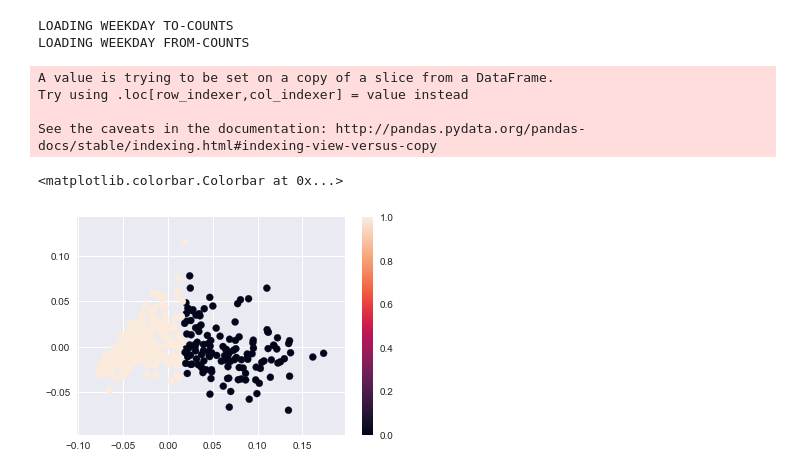
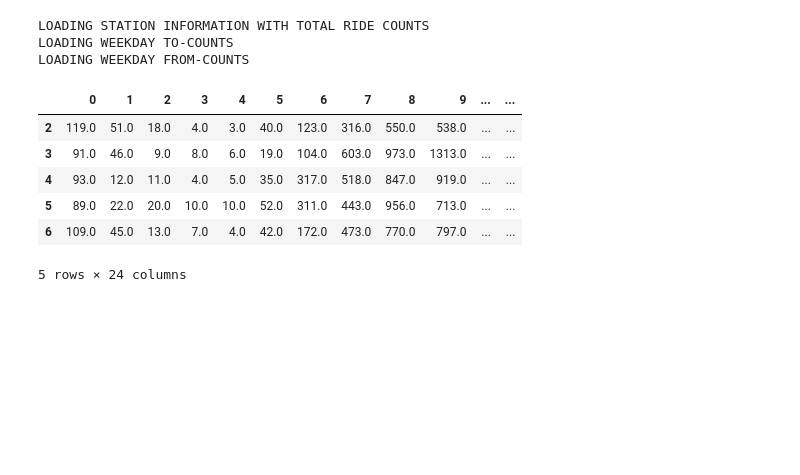
Before and after one commit to dashdotrobot/divvy-data, a Jupyter notebook: hourly_counts.ipynb, the cells around one changed output. Saved outputs shown, nothing was run; the diff lists cells and outputs as text; code cells hidden in the pictures; blank space fills up the shorter version.

```diff
--- a/hourly_counts.ipynb
+++ b/hourly_counts.ipynb
@@ -83,8 +102,14 @@ if False:
 
     df.pivot(index='to_station_id', columns='hour', values='count_trip_id')
 # %%
+# Load station information with aggregated ride counts
+print 'LOADING STATION INFORMATION WITH TOTAL RIDE COUNTS'
+df_stats = pd.read_csv('stations_trip_counts.csv', index_col=0)
+df_stats[['num_trips_to', 'num_trips_from']] = df_stats[['num_trips_to', 'num_trips_from']].astype(float)
+
+df_stats['num_trips'] = df_stats['num_trips_to'] + df_stats['num_trips_from']
+
 # Weekday to-station counts
-
 days_to_count = [1, 2, 3, 4, 5]  # Monday-Friday
 
 if exists('stations_hourly_wd_to_counts.csv'):
@@ -116,8 +141,9 @@ else:
 # Total hourly ride counts (to and from) station
 df_wd_counts = df_wd_to_counts + df_wd_from_counts
 
-# Total daily ride counts (to and from) station
+# Total daily weekday ride counts (to and from) station
 trips_tot = df_wd_counts.sum(axis=1)
 # %% [output]
+LOADING STATION INFORMATION WITH TOTAL RIDE COUNTS
 LOADING WEEKDAY TO-COUNTS
 LOADING WEEKDAY FROM-COUNTS
@@ -137,24 +150,10 @@ trips_tot = wd_counts.sum(axis=1)
-# %%
-from sklearn.decomposition import PCA
-from sklearn.cluster import KMeans
-
-X = wd_to_counts
-
-X_norm = X.div(trips_tot, axis=0)
-
-num_to_pca = PCA(n_components=2)
-y_pca = num_to_pca.fit_transform(X_norm)
-
-km = KMeans(n_clusters=2)
-clust = km.fit_predict(y_pca)
-stats['cluster'] = pd.Series(clust).values
-
-plt.scatter(y_pca[:, 0], y_pca[:, 1], c=clust)
-plt.colorbar()
-# %% [output]
-A value is trying to be set on a copy of a slice from a DataFrame.
-Try using .loc[row_indexer,col_indexer] = value instead
-
-See the caveats in the documentation: http://pandas.pydata.org/pandas-docs/stable/indexing.html#indexing-view-versus-copy
-<matplotlib.colorbar.Colorbar at 0x...>
-[figure, removed]
+# %%
+df_wd_counts.head()
+# %% [output]
+|  | 0 | 1 | 2 | 3 | 4 | 5 | 6 | 7 | 8 | 9 | ... | ... |
+| 2 | 119.0 | 51.0 | 18.0 | 4.0 | 3.0 | 40.0 | 123.0 | 316.0 | 550.0 | 538.0 | ... | ... |
+| 3 | 91.0 | 46.0 | 9.0 | 8.0 | 6.0 | 19.0 | 104.0 | 603.0 | 973.0 | 1313.0 | ... | ... |
+| 4 | 93.0 | 12.0 | 11.0 | 4.0 | 5.0 | 35.0 | 317.0 | 518.0 | 847.0 | 919.0 | ... | ... |
+| 5 | 89.0 | 22.0 | 20.0 | 10.0 | 10.0 | 52.0 | 311.0 | 443.0 | 956.0 | 713.0 | ... | ... |
+| 6 | 109.0 | 45.0 | 13.0 | 7.0 | 4.0 | 42.0 | 172.0 | 473.0 | 770.0 | 797.0 | ... | ... |
+5 rows × 24 columns
```
Also changed, not shown: parts of 12 cells of this notebook.
